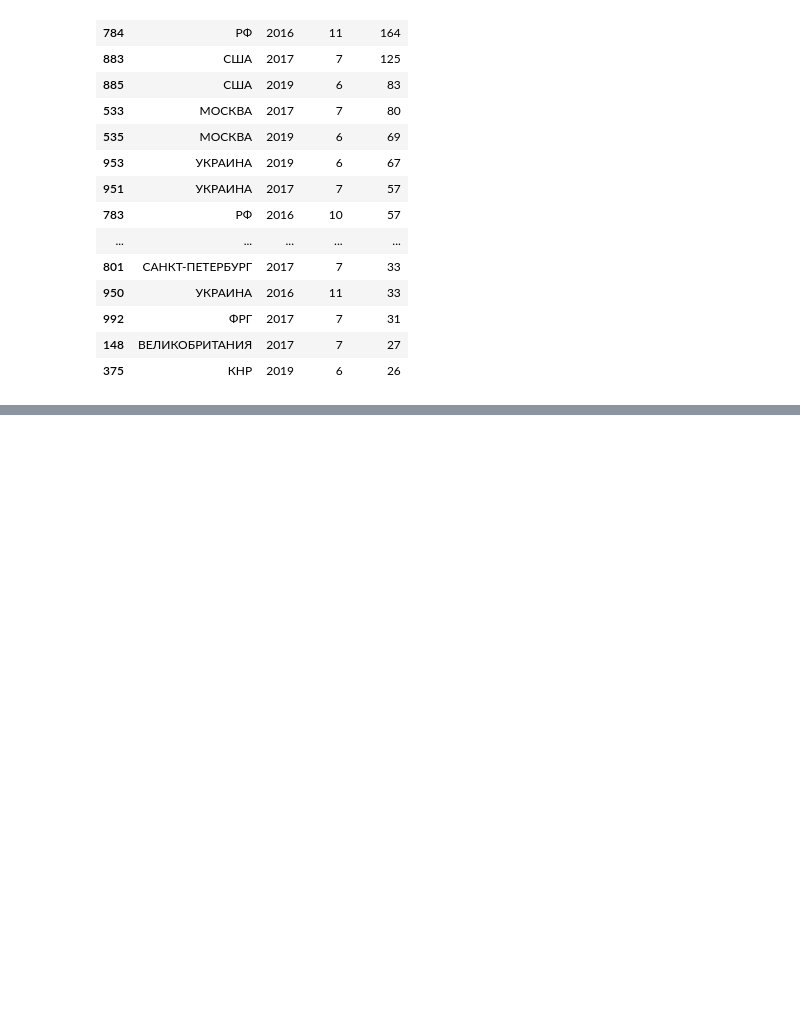
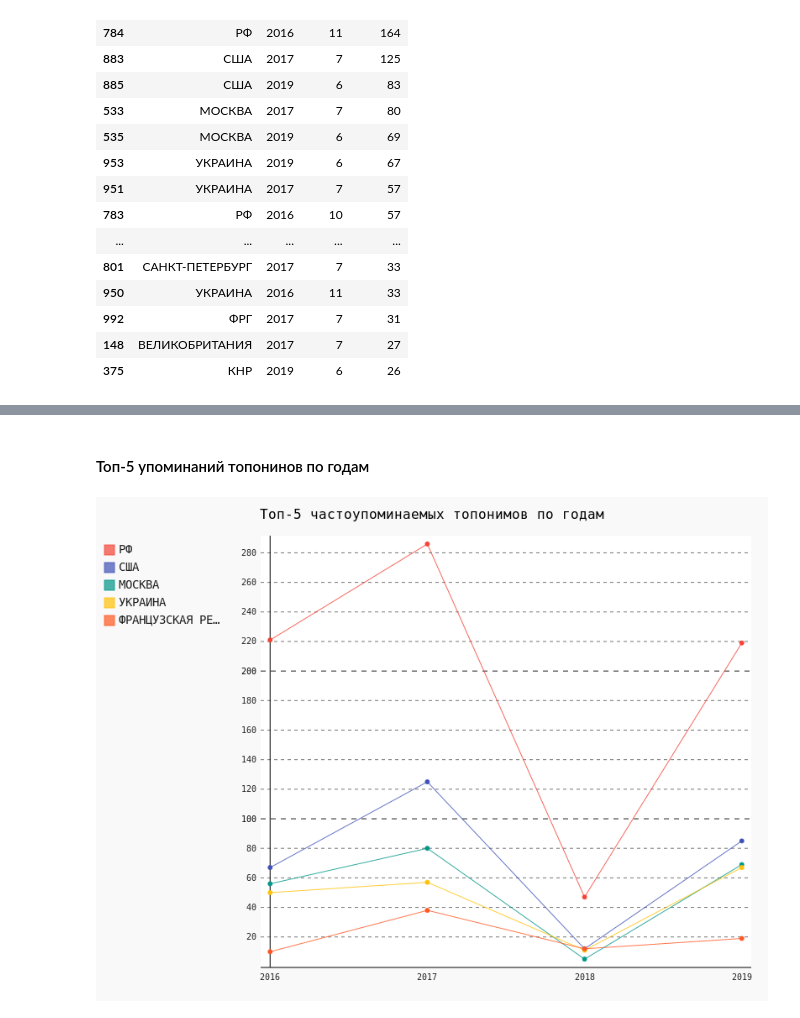
Before and after one commit to ods-ai-ml4sg/proj_news_viz, a Jupyter notebook: nlp/notebooks/ner/pullenti/prepare_data_for_ner_viz.ipynb, the cells around one changed output, grey strips where cells are left out. Cells and saved outputs as stored; diff of their text form; code cells hidden in the pictures; blank space fills up the shorter version.

Commit message:
Add time series plot

```diff
--- a/nlp/notebooks/ner/pullenti/prepare_data_for_ner_viz.ipynb
+++ b/nlp/notebooks/ner/pullenti/prepare_data_for_ner_viz.ipynb
@@ -306,0 +322,15 @@ geo.groupby(['geo','year','month'])['id_index'].nunique().reset_index().sort_val
+# %% [markdown]
+#### Топ-5 упоминаний топонинов по годам
+# %%
+line_chart = pygal.Line()
+line_chart.title = 'Топ-5 частоупоминаемых топонимов по годам'
+line_chart.x_labels = map(str, list(set(geo.year.values)))
+line_chart.add('РФ', list(dict(geo[geo['geo'] == 'РФ'].groupby(['year'])['id_index'].count()).values()))
+line_chart.add('США',  list(dict(geo[geo['geo'] == 'США'].groupby(['year'])['id_index'].count()).values()))
+line_chart.add('МОСКВА', list(dict(geo[geo['geo'] == 'МОСКВА'].groupby(['year'])['id_index'].count()).values()))
+line_chart.add('УКРАИНА', list(dict(geo[geo['geo'] == 'УКРАИНА'].groupby(['year'])['id_index'].count()).values()))
+line_chart.add('ФРАНЦУЗСКАЯ РЕСПУБЛИКА', list(dict(geo[geo['geo'] == 'ФРАНЦУЗСКАЯ РЕСПУБЛИКА'].groupby(['year'])['id_index'].count()).values()))
+line_chart.render_to_file('bar_chart.svg')
+line_chart
+# %% [output]
+[figure, added]
```
Also changed, not shown: parts of 3 cells of this notebook, 1 other file.
